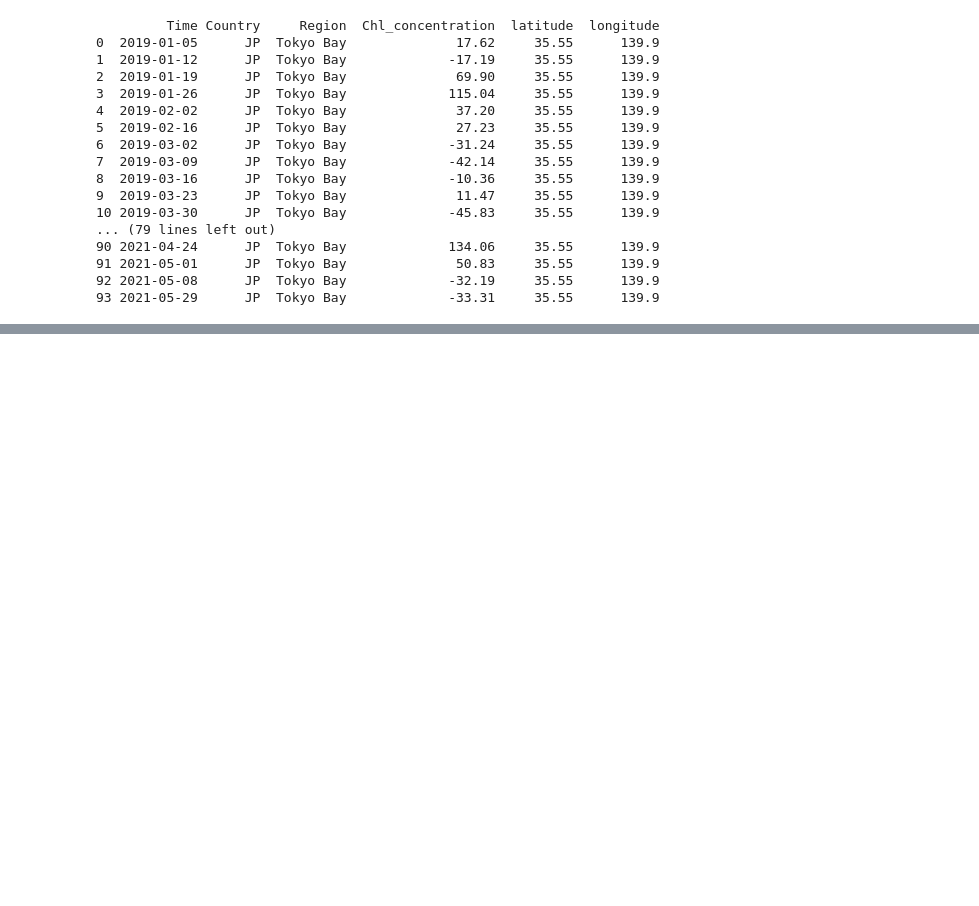
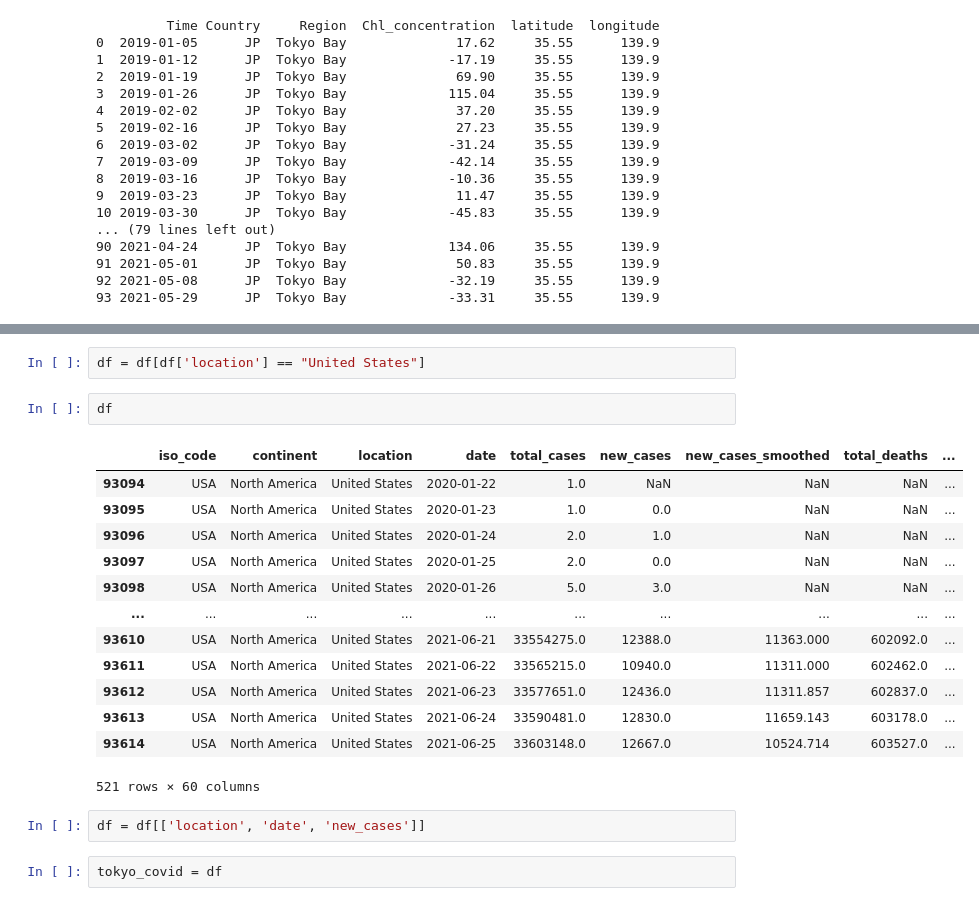
Before and after one commit to kvnyng/Chloro-kNOw, a Jupyter notebook: Streamlit/data/Untitled.ipynb, the cells around one changed output, grey strips where cells are left out. Drawn from its saved outputs; the diff is of its cells as text; blank space fills up the shorter version.

```diff
--- a/Streamlit/data/Untitled.ipynb
+++ b/Streamlit/data/Untitled.ipynb
@@ -90,0 +109,22 @@ with pd.option_context('display.max_rows', None, 'display.max_columns', None):
+# %%
+df = df[df['location'] == "United States"]
+# %%
+df
+# %% [output]
+|  | iso_code | continent | location | date | total_cases | new_cases | new_cases_smoothed | total_deaths | ... |
+| 93094 | USA | North America | United States | 2020-01-22 | 1.0 | NaN | NaN | NaN | ... |
+| 93095 | USA | North America | United States | 2020-01-23 | 1.0 | 0.0 | NaN | NaN | ... |
+| 93096 | USA | North America | United States | 2020-01-24 | 2.0 | 1.0 | NaN | NaN | ... |
+| 93097 | USA | North America | United States | 2020-01-25 | 2.0 | 0.0 | NaN | NaN | ... |
+| 93098 | USA | North America | United States | 2020-01-26 | 5.0 | 3.0 | NaN | NaN | ... |
+| ... | ... | ... | ... | ... | ... | ... | ... | ... | ... |
+| 93610 | USA | North America | United States | 2021-06-21 | 33554275.0 | 12388.0 | 11363.000 | 602092.0 | ... |
+| 93611 | USA | North America | United States | 2021-06-22 | 33565215.0 | 10940.0 | 11311.000 | 602462.0 | ... |
+| 93612 | USA | North America | United States | 2021-06-23 | 33577651.0 | 12436.0 | 11311.857 | 602837.0 | ... |
+| 93613 | USA | North America | United States | 2021-06-24 | 33590481.0 | 12830.0 | 11659.143 | 603178.0 | ... |
+| 93614 | USA | North America | United States | 2021-06-25 | 33603148.0 | 12667.0 | 10524.714 | 603527.0 | ... |
+521 rows × 60 columns
+# %%
+df = df[['location', 'date', 'new_cases']]
+# %%
+tokyo_covid = df
```
Also changed, not shown: parts of 8 cells of this notebook, 2 other files.
